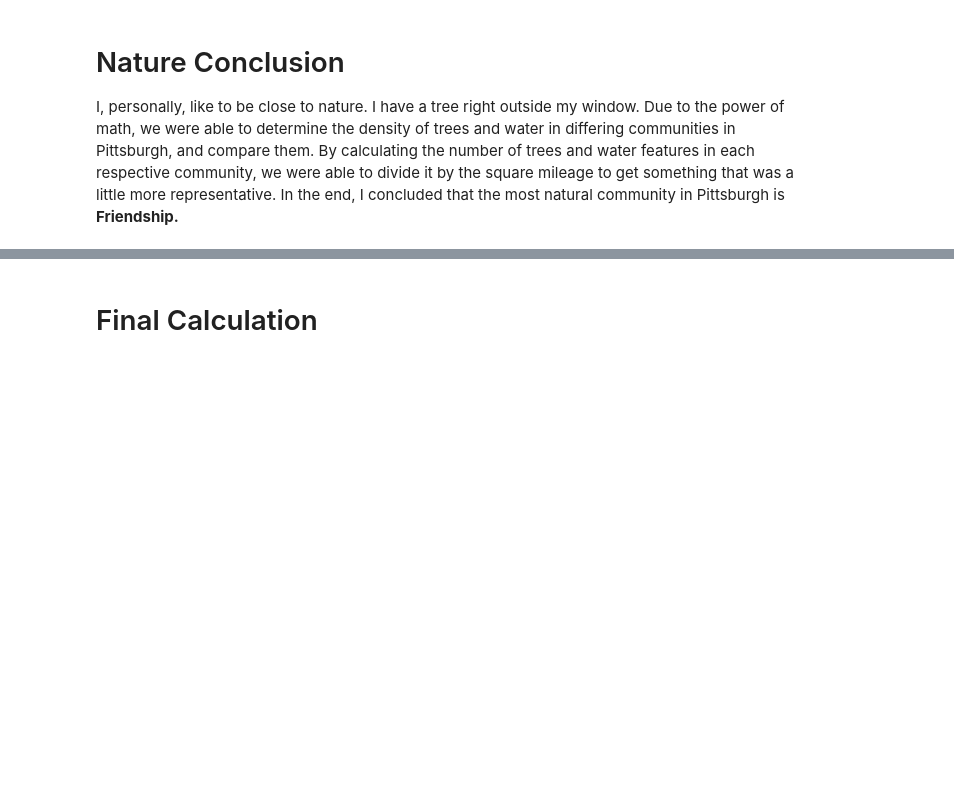
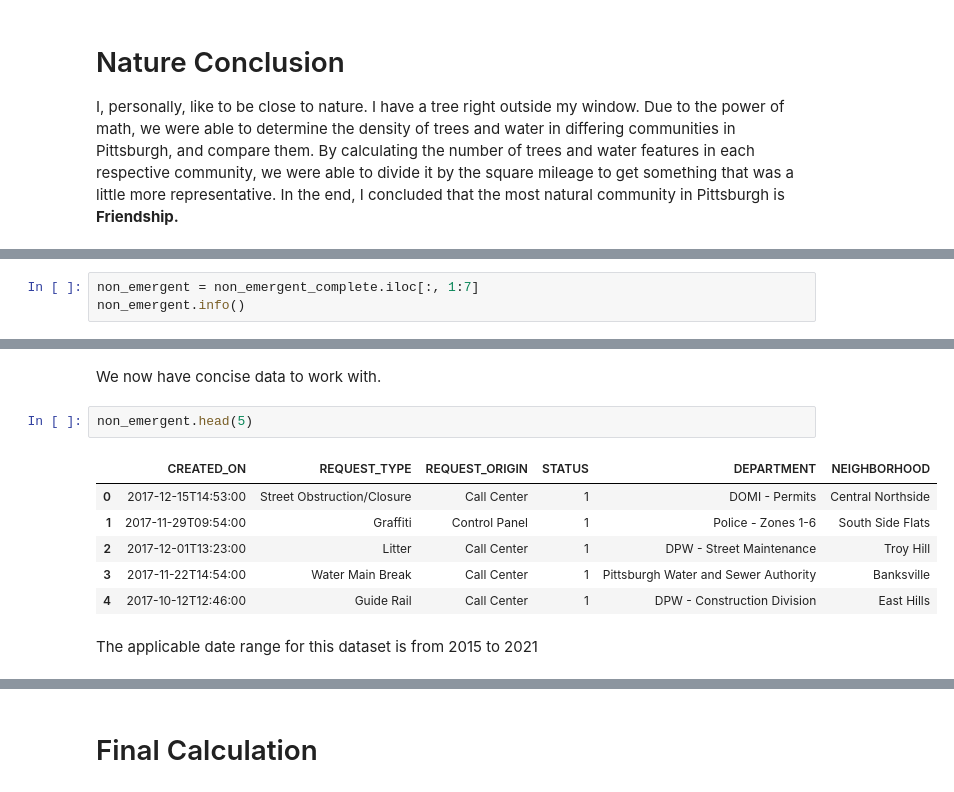
Before and after one commit to rlett/cmpinf0010final, a Jupyter notebook: GroupPresentation.ipynb, the cells around one changed output, grey strips where cells are left out. Drawn from its saved outputs; the diff is of its cells as text; blank space fills up the shorter version.

```diff
--- a/GroupPresentation.ipynb
+++ b/GroupPresentation.ipynb
@@ -271,0 +296,3 @@ I, personally, like to be close to nature. I have a tree right outside my window
+# %%
+non_emergent = non_emergent_complete.iloc[:, 1:7]
+non_emergent.info()
@@ -271,0 +313,13 @@ I, personally, like to be close to nature. I have a tree right outside my window
+# %% [markdown]
+We now have concise data to work with.
+# %%
+non_emergent.head(5)
+# %% [output]
+|  | CREATED_ON | REQUEST_TYPE | REQUEST_ORIGIN | STATUS | DEPARTMENT | NEIGHBORHOOD |
+| 0 | 2017-12-15T14:53:00 | Street Obstruction/Closure | Call Center | 1 | DOMI - Permits | Central Northside |
+| 1 | 2017-11-29T09:54:00 | Graffiti | Control Panel | 1 | Police - Zones 1-6 | South Side Flats |
+| 2 | 2017-12-01T13:23:00 | Litter | Call Center | 1 | DPW - Street Maintenance | Troy Hill |
+| 3 | 2017-11-22T14:54:00 | Water Main Break | Call Center | 1 | Pittsburgh Water and Sewer Authority | Banksville |
+| 4 | 2017-10-12T12:46:00 | Guide Rail | Call Center | 1 | DPW - Construction Division | East Hills |
+# %% [markdown]
+The applicable date range for this dataset is from 2015 to 2021
```
Also changed, not shown: parts of 19 cells of this notebook, 5 other files.
